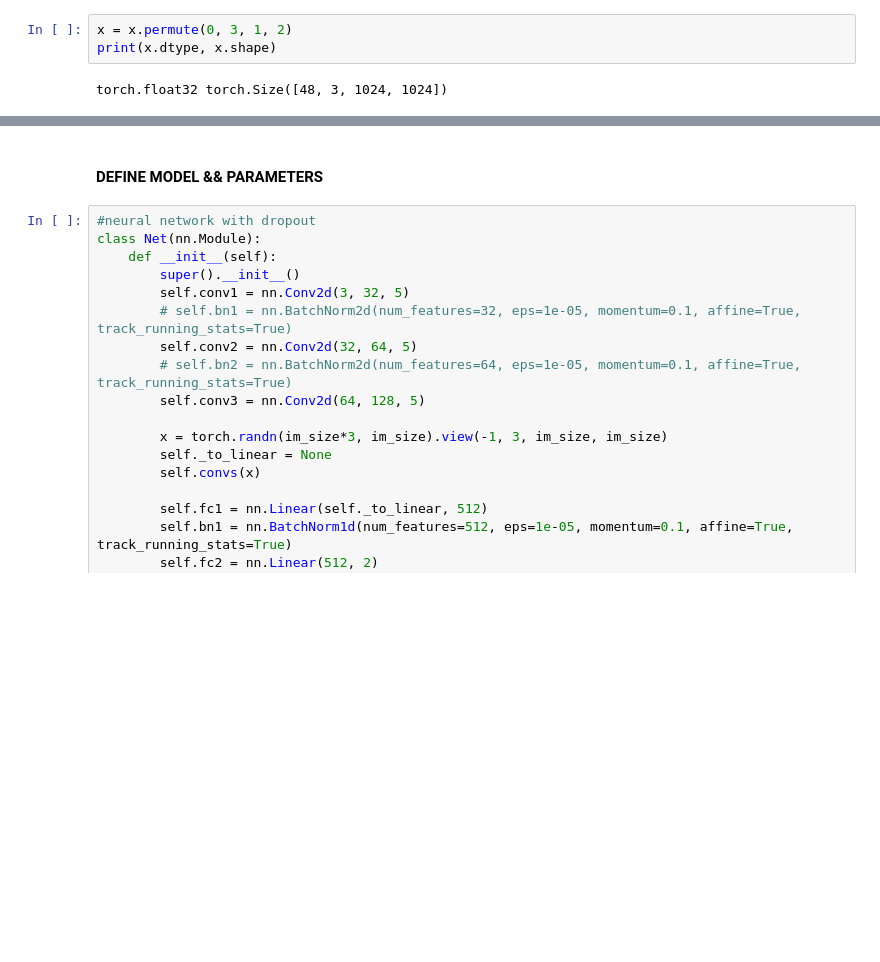
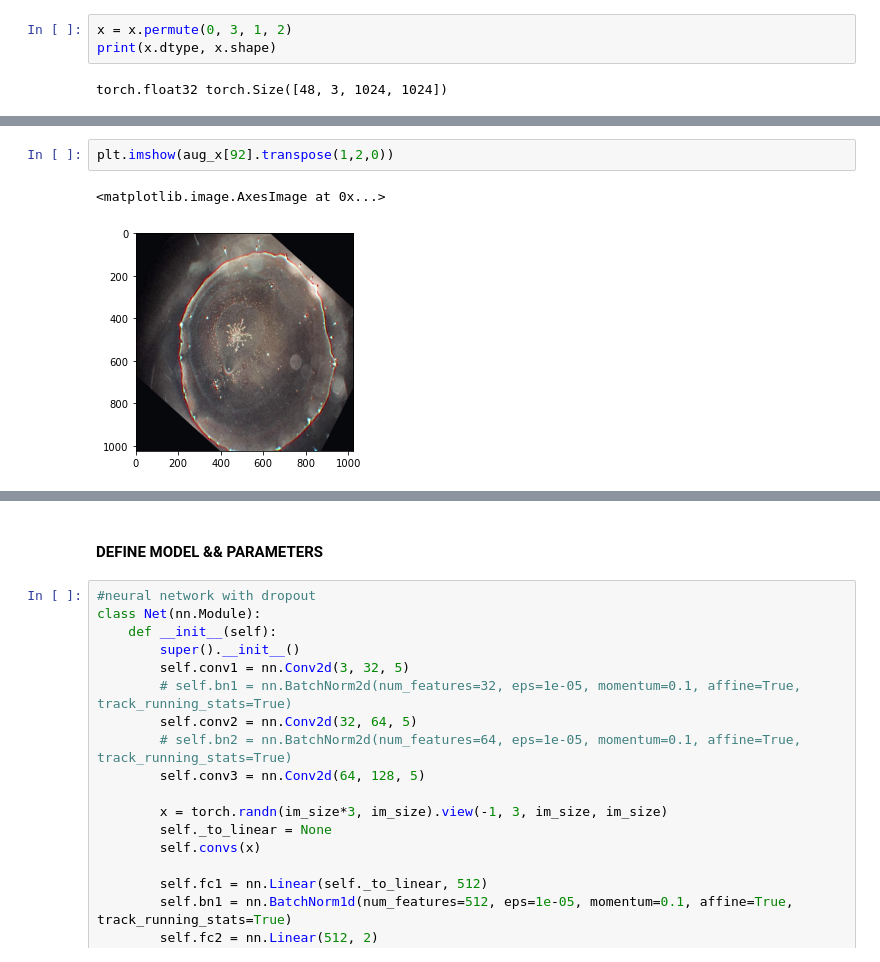
Before and after one commit to yusuftengriverdi/experiments_with_pytorch, a Jupyter notebook: Untitled.ipynb, the cells around one changed output, grey strips where cells are left out. Saved outputs shown, nothing was run; the diff lists cells and outputs as text; blank space fills up the shorter version.

```diff
--- a/Untitled.ipynb
+++ b/Untitled.ipynb
@@ -102,0 +149,5 @@ torch.float32 torch.Size([48, 3, 1024, 1024])
+# %%
+plt.imshow(aug_x[92].transpose(1,2,0))
+# %% [output]
+<matplotlib.image.AxesImage at 0x...>
+[figure, added]
```
Also changed, not shown: parts of 10 cells of this notebook.
